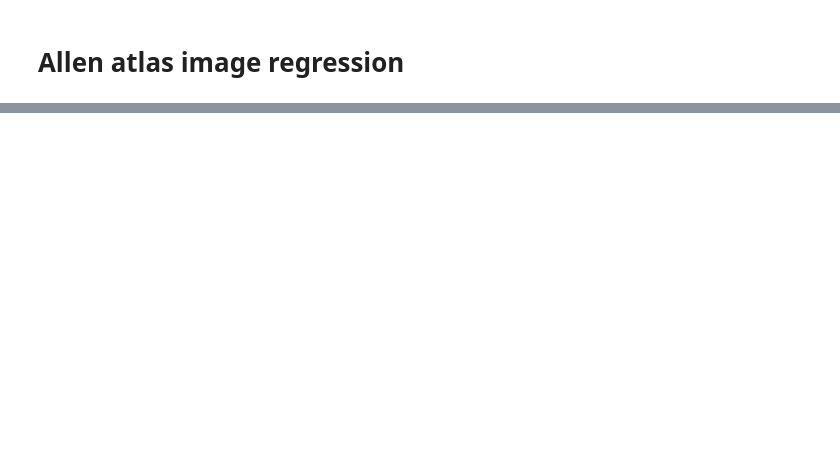
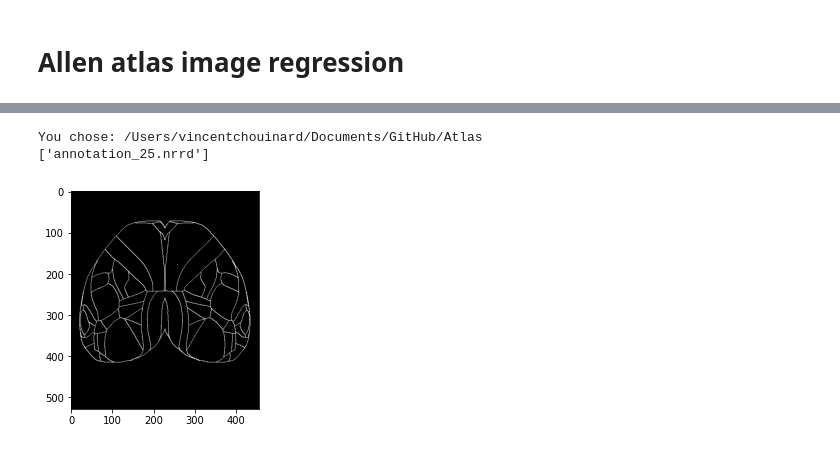
Before and after one commit to vincentpiano123/Atlas, a Jupyter notebook: Jupyter_T&E.ipynb, the cells around one changed output, grey strips where cells are left out. Saved outputs shown, nothing was run; the diff lists cells and outputs as text; code cells hidden in the pictures; blank space fills up the shorter version.

```diff
--- a/Jupyter_T&E.ipynb
+++ b/Jupyter_T&E.ipynb
@@ -16 +18,12 @@ import ants
+# %%
+directory = search_for_file_path()
+rsp, tree = open_AllenSDK()
+isocortex_map, id_name_dict, bregma = map_generator(rsp, tree, structure='Isocortex')
+
+#sma_mask = create_mask(isocortex_map, 656)
+#contour = create_contour(isocortex_map)
+# %% [output]
+You chose: /Users/vincentchouinard/Documents/GitHub/Atlas
+['annotation_25.nrrd']
+[figure, added]
 # %%
```
Also changed, not shown: parts of 27 cells of this notebook, 25 other files.
